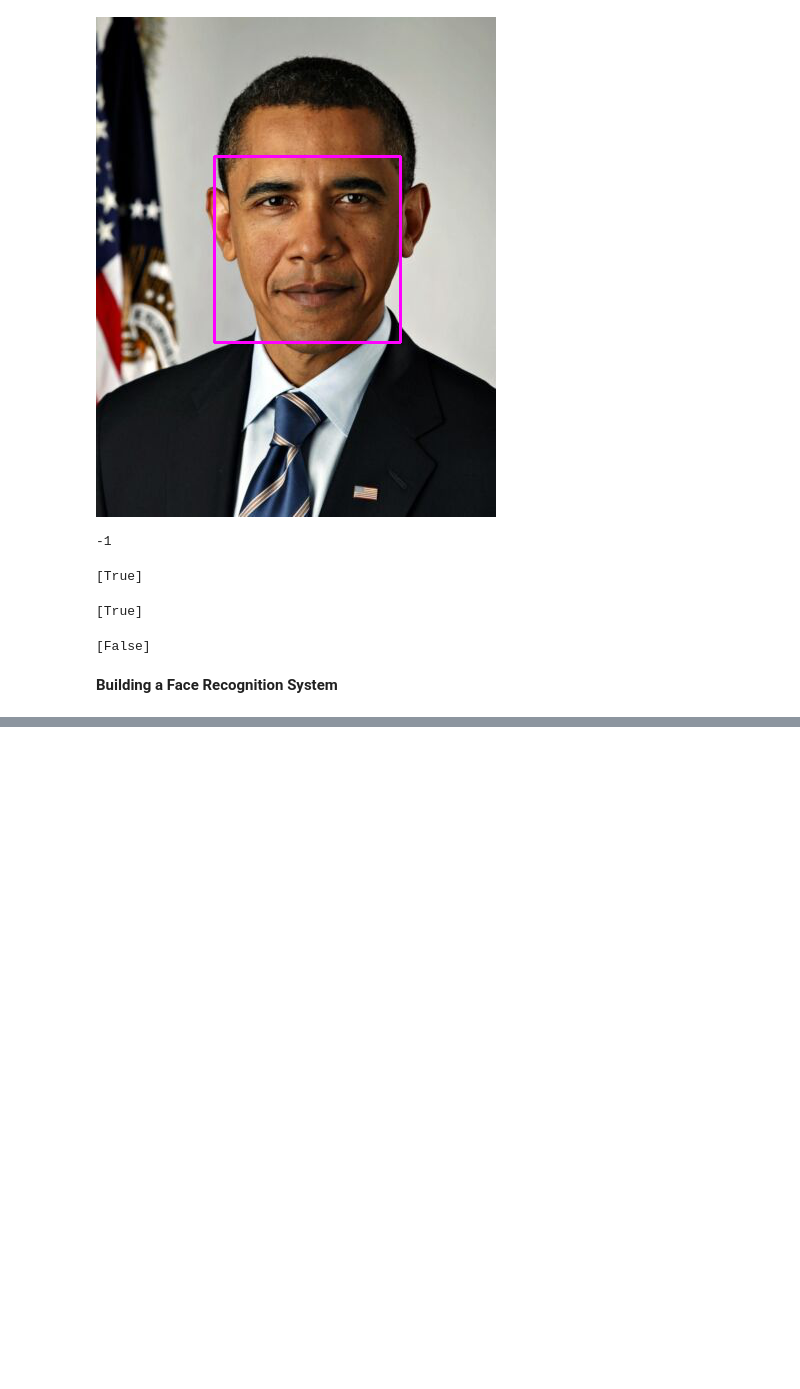
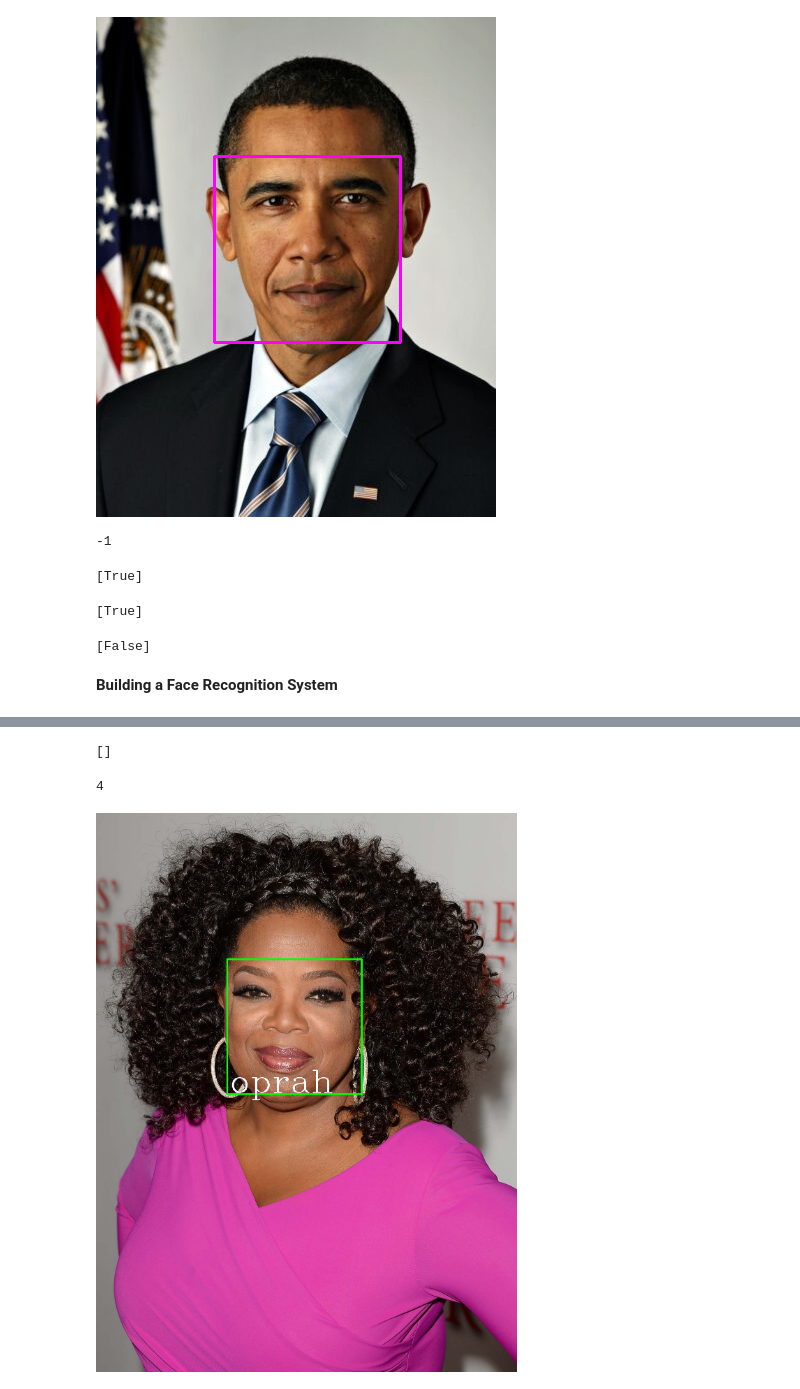
Before and after one commit to githinjimary/DSI.2022, a Jupyter notebook: Module4.ipynb, the cells around one changed output, grey strips where cells are left out. Cells and saved outputs as stored; diff of their text form; code cells hidden in the pictures; blank space fills up the shorter version.

```diff
--- a/Module4.ipynb
+++ b/Module4.ipynb
@@ -156,0 +150,29 @@ error: ignored
+# %%
+import csv
+with open('/content/drive/MyDrive/capstone_project/Attendance.csv', 'r') as file:
+    reader = csv.reader(file, delimiter = '\t')
+    for row in reader:
+        print(row)
+# %% [output]
+[]
+# %%
+img = cv2.imread('/content/drive/MyDrive/capstone_project/img2.jpg')
+
+faces_in_frame = face_recognition.face_locations(img)
+encoded_faces = face_recognition.face_encodings(img, faces_in_frame)
+for encode_face, faceloc in zip(encoded_faces,faces_in_frame):
+    matches = face_recognition.compare_faces(encoded_face_train, encode_face)
+    faceDist = face_recognition.face_distance(encoded_face_train, encode_face)
+    matchIndex = np.argmin(faceDist)
+    print(matchIndex)
+    if matches[matchIndex]:
+        name = classNames[matchIndex].upper().lower()
+        y1,x2,y2,x1 = faceloc
+        cv2.rectangle(img,(x1,y1),(x2,y2),(0,255,0),4)
+        cv2.putText(img,name, (x1+6,y2-5), cv2.FONT_HERSHEY_COMPLEX,3,(255,255,255),2)
+        markAttendance(name)
+cv2_imshow(img)
+#if cv2.waitKey(1
+# %% [output]
+4
+[figure, added]
```
Also changed, not shown: parts of 4 cells of this notebook.
